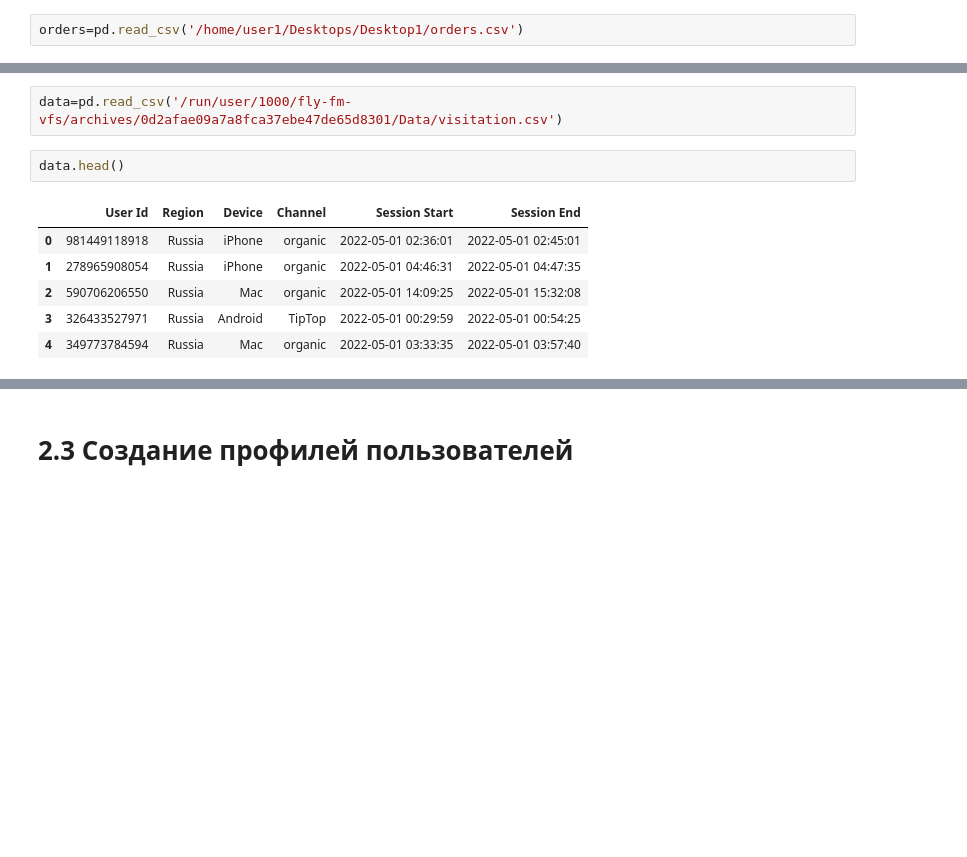
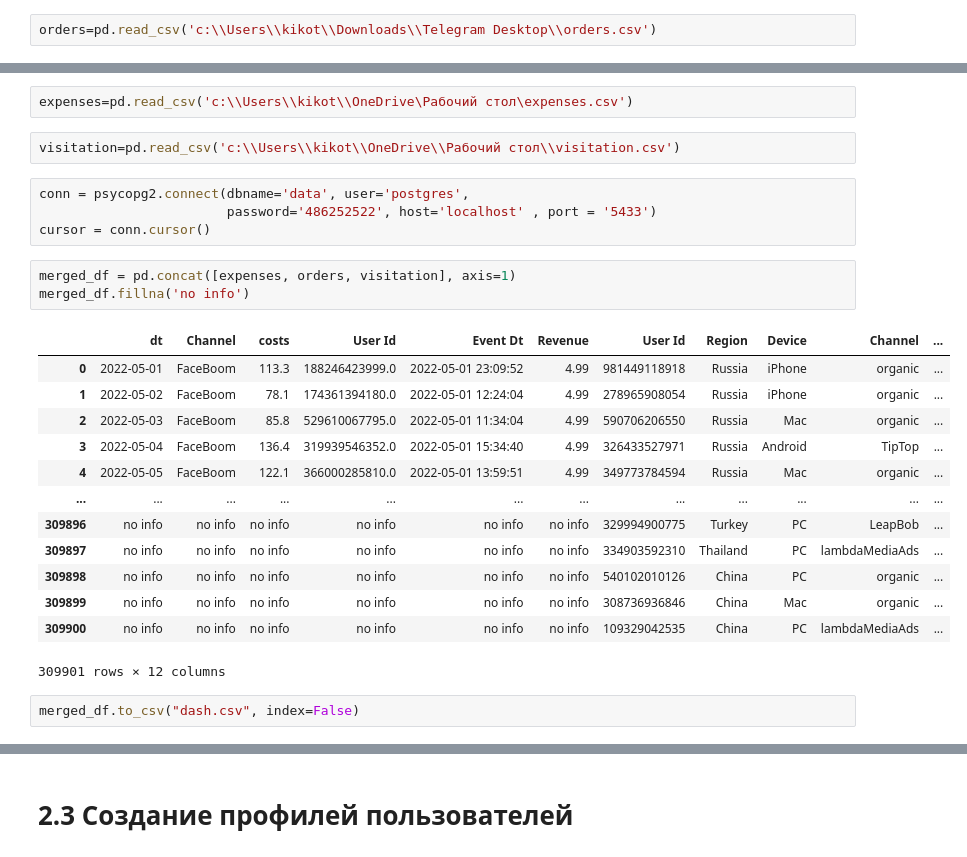
Before and after one commit to morfin264/marketing, a Jupyter notebook: Report_C2.ipynb, the cells around one changed output, grey strips where cells are left out. Drawn from its saved outputs; the diff is of its cells as text; blank space fills up the shorter version.

```diff
--- a/Report_C2.ipynb
+++ b/Report_C2.ipynb
@@ -12,2 +41,2 @@ import pandas as pd
 # %%
-orders=pd.read_csv('/home/user1/Desktops/Desktop1/orders.csv')
+orders=pd.read_csv('c:\\Users\\kikot\\Downloads\\Telegram Desktop\\orders.csv')
@@ -16,11 +43,27 @@ expenses=pd.read_csv('/run/user/1000/fly-fm-vfs/archives/0d2afae09a7a8fca37ebe47
-# %%
-data=pd.read_csv('/run/user/1000/fly-fm-vfs/archives/0d2afae09a7a8fca37ebe47de65d8301/Data/visitation.csv')
-# %%
-data.head()
-# %% [output]
-|  | User Id | Region | Device | Channel | Session Start | Session End |
-| 0 | 981449118918 | Russia | iPhone | organic | 2022-05-01 02:36:01 | 2022-05-01 02:45:01 |
-| 1 | 278965908054 | Russia | iPhone | organic | 2022-05-01 04:46:31 | 2022-05-01 04:47:35 |
-| 2 | 590706206550 | Russia | Mac | organic | 2022-05-01 14:09:25 | 2022-05-01 15:32:08 |
-| 3 | 326433527971 | Russia | Android | TipTop | 2022-05-01 00:29:59 | 2022-05-01 00:54:25 |
-| 4 | 349773784594 | Russia | Mac | organic | 2022-05-01 03:33:35 | 2022-05-01 03:57:40 |
+# %%
+expenses=pd.read_csv('c:\\Users\\kikot\\OneDrive\Рабочий стол\expenses.csv')
+# %%
+visitation=pd.read_csv('c:\\Users\\kikot\\OneDrive\\Рабочий стол\\visitation.csv')
+# %%
+conn = psycopg2.connect(dbname='data', user='postgres',
+                        password='486252522', host='localhost' , port = '5433')
+cursor = conn.cursor()
+# %%
+merged_df = pd.concat([expenses, orders, visitation], axis=1)
+merged_df.fillna('no info')
+# %% [output]
+|  | dt | Channel | costs | User Id | Event Dt | Revenue | User Id | Region | Device | Channel | ... |
+| 0 | 2022-05-01 | FaceBoom | 113.3 | 188246423999.0 | 2022-05-01 23:09:52 | 4.99 | 981449118918 | Russia | iPhone | organic | ... |
+| 1 | 2022-05-02 | FaceBoom | 78.1 | 174361394180.0 | 2022-05-01 12:24:04 | 4.99 | 278965908054 | Russia | iPhone | organic | ... |
+| 2 | 2022-05-03 | FaceBoom | 85.8 | 529610067795.0 | 2022-05-01 11:34:04 | 4.99 | 590706206550 | Russia | Mac | organic | ... |
+| 3 | 2022-05-04 | FaceBoom | 136.4 | 319939546352.0 | 2022-05-01 15:34:40 | 4.99 | 326433527971 | Russia | Android | TipTop | ... |
+| 4 | 2022-05-05 | FaceBoom | 122.1 | 366000285810.0 | 2022-05-01 13:59:51 | 4.99 | 349773784594 | Russia | Mac | organic | ... |
+| ... | ... | ... | ... | ... | ... | ... | ... | ... | ... | ... | ... |
+| 309896 | no info | no info | no info | no info | no info | no info | 329994900775 | Turkey | PC | LeapBob | ... |
+| 309897 | no info | no info | no info | no info | no info | no info | 334903592310 | Thailand | PC | lambdaMediaAds | ... |
+| 309898 | no info | no info | no info | no info | no info | no info | 540102010126 | China | PC | organic | ... |
+| 309899 | no info | no info | no info | no info | no info | no info | 308736936846 | China | Mac | organic | ... |
+| 309900 | no info | no info | no info | no info | no info | no info | 109329042535 | China | PC | lambdaMediaAds | ... |
+309901 rows × 12 columns
+# %%
+merged_df.to_csv("dash.csv", index=False)
```
Also changed, not shown: parts of 8 cells of this notebook.
